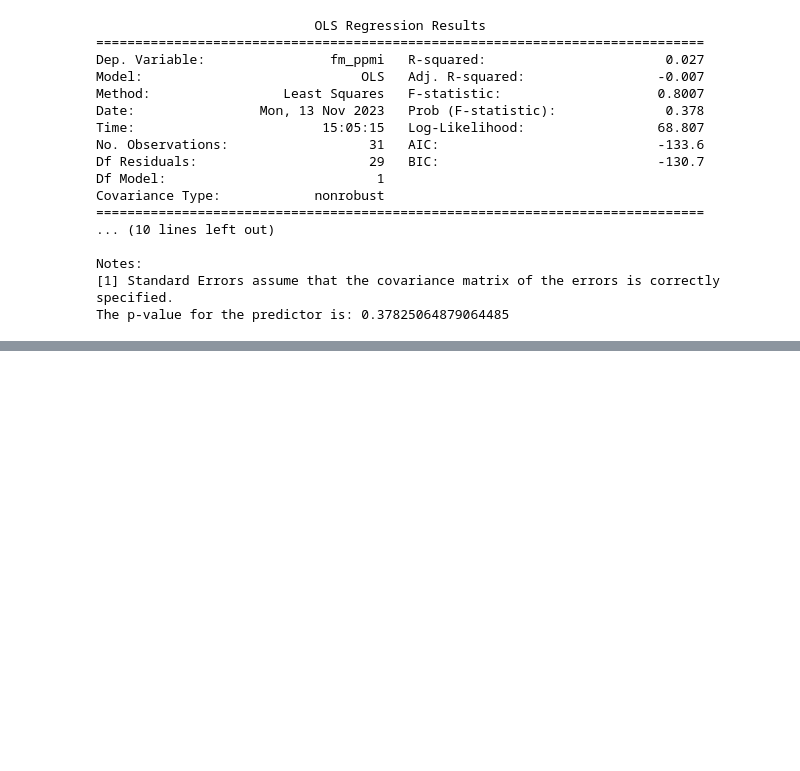
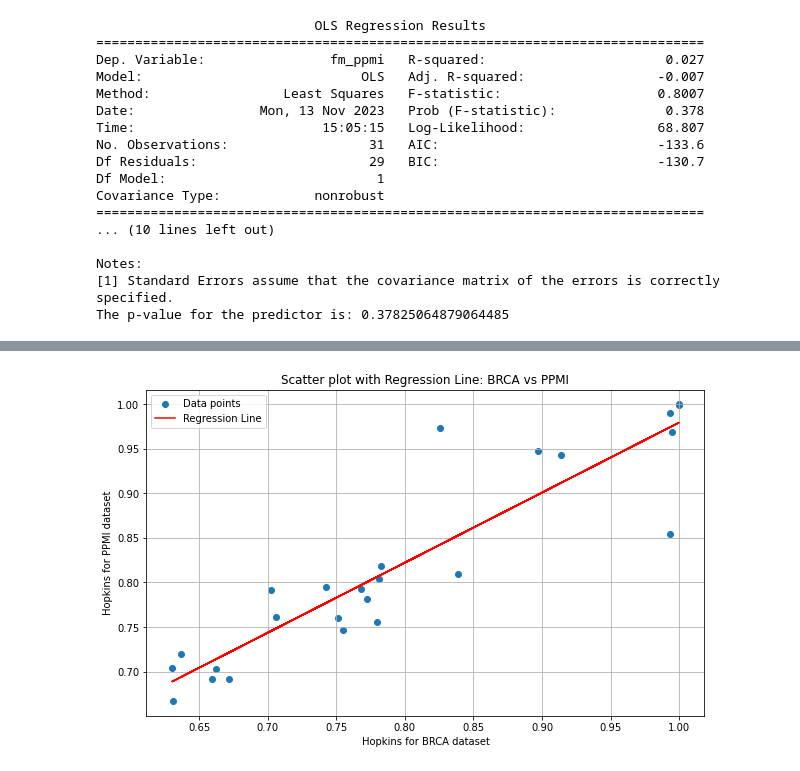
Before and after one commit to aygalic/biosequence_encoding, a Jupyter notebook: thesis_related/post_training_analysis.ipynb, the cells around one changed output, grey strips where cells are left out. Cells and saved outputs as stored; diff of their text form; code cells hidden in the pictures; blank space fills up the shorter version.

```diff
--- a/thesis_related/post_training_analysis.ipynb
+++ b/thesis_related/post_training_analysis.ipynb
@@ -456,0 +485,86 @@ The p-value for the predictor is: 0.37825064879064485
+# %%
+# Reset index and merge
+BRCA_df.reset_index(drop=True, inplace=True)
+PPMI_df.reset_index(drop=True, inplace=True)
+PPMI_genes_PD_df.reset_index(drop=True, inplace=True)
+
+# Merge BRCA_df with PPMI_df first
+merged_df = pd.merge(BRCA_df, PPMI_df, left_index=True, right_index=True, suffixes=('_brca', '_ppmi'))
+
+# Now merge the resulting merged_df with PPMI_genes_PD_df
+merged_df = pd.merge(merged_df, PPMI_genes_PD_df, left_index=True, right_index=True)
+
+# If PPMI_genes_PD_df has a column that is also in BRCA_df or PPMI_df, you'll need to rename it first to avoid a collision
+PPMI_genes_PD_df = PPMI_genes_PD_df.rename(columns={'ari': 'ari_ppmi_PD'})
+
+# Merge again
+merged_df = pd.merge(merged_df, PPMI_genes_PD_df, left_index=True, right_index=True, suffixes=('', '_ppmi_PD'))
+
+# Now merged_df has the data from all three original DataFrames
+# %%
+# Fit regression model
+X = merged_df['hopkins_brca']
+y = merged_df['hopkins_ppmi']
+
+X_ = sm.add_constant(X)  # Adds a constant term to the predictor
+model = sm.OLS(y, X_).fit()
+
+# Plot scatter plot
+plt.figure(figsize=(10, 6))
+plt.scatter(X, y, label='Data points')
+
+# Plot regression line
+predictions = model.predict(X_)
+plt.plot(X, predictions, color='red', label='Regression Line')
+
+# Add labels and legend
+plt.xlabel('Hopkins for BRCA dataset')
+plt.ylabel('Hopkins for PPMI dataset')
+plt.title('Scatter plot with Regression Line: BRCA vs PPMI')
+plt.legend()
+plt.grid(True)
+plt.show()
+
+# Print out the statistics
+model_summary = model.summary()
+print(model_summary)
+
+
+p_value = model.pvalues['hopkins_brca']  # replace 'ari_brca' with the name of your predictor variable
+print(f"The p-value for the predictor is: {p_value}")
+
+
+
+
+# Fit regression model
+X = merged_df['hopkins_brca']
+y = merged_df['hopkins_ppmi_PD']
+
+X_ = sm.add_constant(X)  # Adds a constant term to the predictor
+model = sm.OLS(y, X_).fit()
+
+# Plot scatter plot
+plt.figure(figsize=(10, 6))
+plt.scatter(X, y, label='Data points')
+
+# Plot regression line
+predictions = model.predict(X_)
+plt.plot(X, predictions, color='red', label='Regression Line')
+
+# Add labels and legend
+plt.xlabel('Hopkins for BRCA dataset')
+plt.ylabel('Hopkins for PPMI PD dataset')
+plt.title('Scatter plot with Regression Line: BRCA vs PPMI genetic & idiopathic PD')
+plt.legend()
+plt.grid(True)
+plt.show()
+
+# Print out the statistics
+model_summary = model.summary()
+print(model_summary)
+
+
+p_value = model.pvalues['hopkins_brca']  # replace 'ari_brca' with the name of your predictor variable
+print(f"The p-value for the predictor is: {p_value}")
+# %% [output]
+[figure, added]
```
Also changed, not shown: parts of 9 cells of this notebook, 5 other files.
